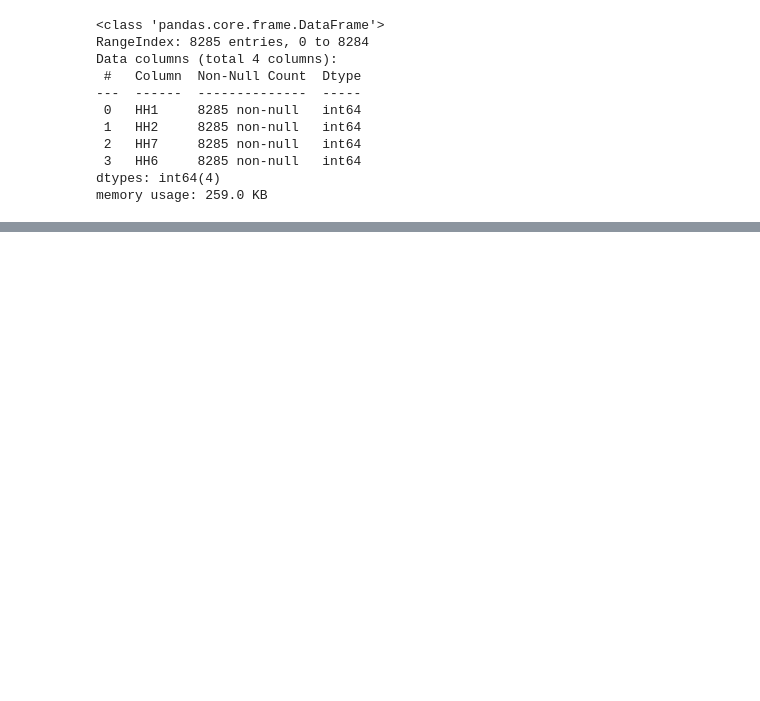
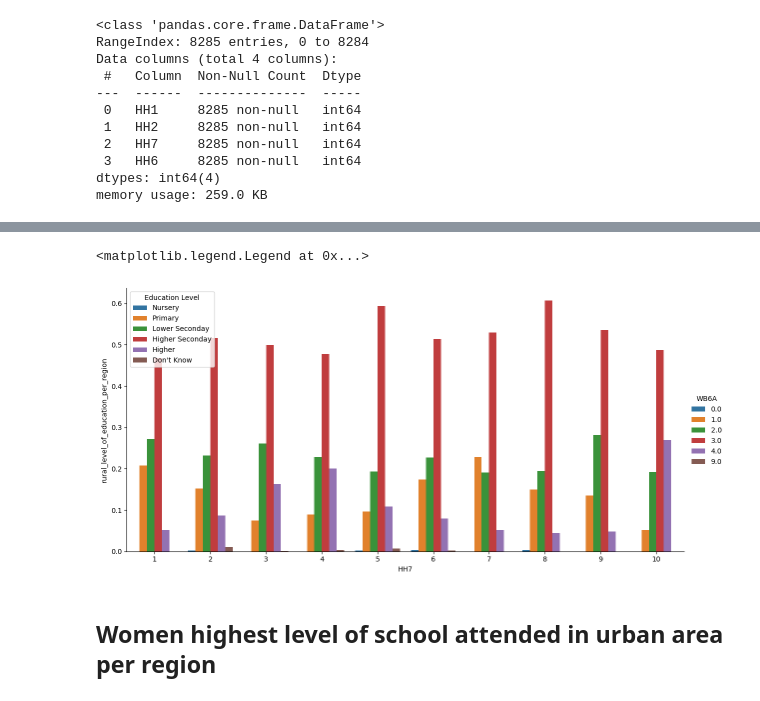
Before and after one commit to simeonachester/bos_data_competition_2023, a Jupyter notebook: MICS6_2023_Stats-Day-Competition/education_analysis/women_school_attendance.ipynb, the cells around one changed output, grey strips where cells are left out. Cells and saved outputs as stored; diff of their text form; code cells hidden in the pictures; blank space fills up the shorter version.

```diff
--- a/MICS6_2023_Stats-Day-Competition/education_analysis/women_school_attendance.ipynb
+++ b/MICS6_2023_Stats-Day-Competition/education_analysis/women_school_attendance.ipynb
@@ -30,7 +32,9 @@ memory usage: 259.0 KB
 # WB4  - Age of women
 # WB5  - Ever attended school
 # WB6A - Highest level of school attended
-w_extract = women_dataset[["HH1", "HH2", "WB4", "WB5", "WB6A"]]
+# WB14 - Can read part of sentence
+w_extract = women_dataset[["HH1", "HH2",
+                           "WB4", "WB5", "WB6A", "WB14", "welevel"]]
 # temp = dataset[selected_columns]
 # df_0 = temp[temp["helevel"].notna() &
 #            temp["HHSEX"].notna()]
@@ -65,0 +71,6 @@ get_region_and_area(2, 12)
+# %%
+a = pd.Series.to_frame(t)
+w_extract["HH7"] = a.apply(lambda x: x[0][0], axis=1)
+w_extract["HH6"] = a.apply(lambda x: x[0][1], axis=1)
+# t.head()
+w_extract
@@ -65,0 +233,29 @@ get_region_and_area(2, 12)
+# %%
+bx = sns.catplot(
+    data=df_rural_women,
+    x="HH7",
+    y="rural_level_of_education_per_region",
+    hue="WB6A",
+    # col="HH6",
+    kind="bar",
+    height=6,
+    aspect=2,
+    errorbar=None
+)
+plt.legend(loc='upper left', title="Education Level", labels=[
+    #    "Pre-primary or none repondents average",
+    #    "Primary repondents average",
+    #    "Seconday repondents average",
+    #    "Higher repondents average",
+    "Nursery",
+    "Primary",
+    "Lower Seconday",
+    "Higher Seconday",
+    "Higher",
+    "Don't Know"
+])
+# %% [output]
+<matplotlib.legend.Legend at 0x...>
+[figure, added]
+# %% [markdown]
+## Women highest level of school attended in urban area per region
```
Also changed, not shown: parts of 26 cells of this notebook, 10 other files.
